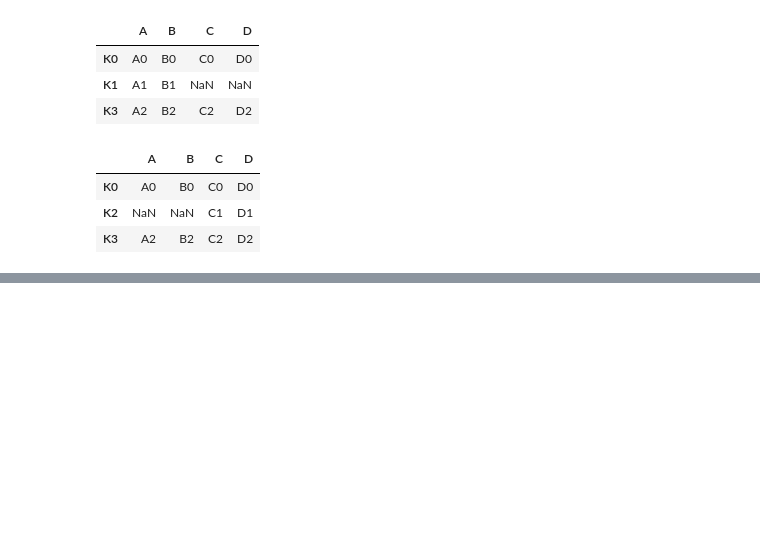
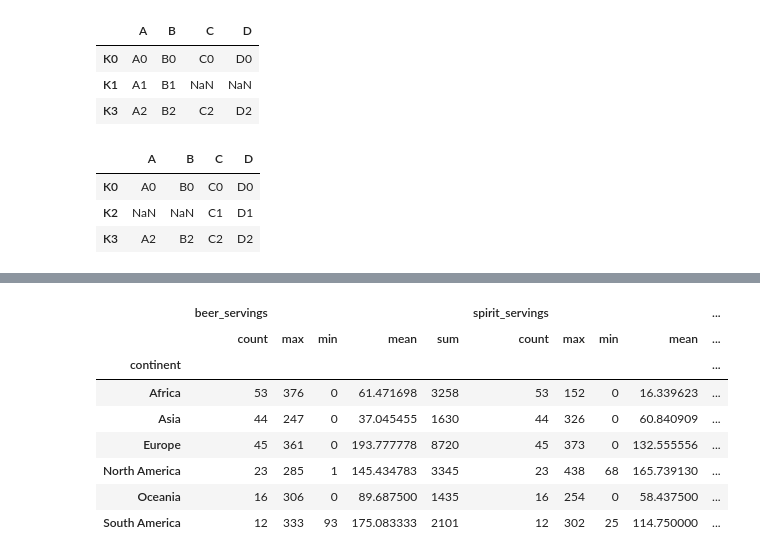
Before and after one commit to mavrick08/AWP, a Jupyter notebook: Pandas .ipynb, the cells around one changed output, grey strips where cells are left out. Saved outputs shown, nothing was run; the diff lists cells and outputs as text; code cells hidden in the pictures; blank space fills up the shorter version.

```diff
--- a/Pandas .ipynb
+++ b/Pandas .ipynb
@@ -1729,0 +2354,12 @@ l1.join(l2,how='right')
+# %%
+drinks.groupby('continent').agg(['count','max','min','mean','sum'])
+# %% [output]
+|  | beer_servings |  |  |  |  | spirit_servings |  |  |  | ... |
+|  | count | max | min | mean | sum | count | max | min | mean | ... |
+| continent |  |  |  |  |  |  |  |  |  | ... |
+| Africa | 53 | 376 | 0 | 61.471698 | 3258 | 53 | 152 | 0 | 16.339623 | ... |
+| Asia | 44 | 247 | 0 | 37.045455 | 1630 | 44 | 326 | 0 | 60.840909 | ... |
+| Europe | 45 | 361 | 0 | 193.777778 | 8720 | 45 | 373 | 0 | 132.555556 | ... |
+| North America | 23 | 285 | 1 | 145.434783 | 3345 | 23 | 438 | 68 | 165.739130 | ... |
+| Oceania | 16 | 306 | 0 | 89.687500 | 1435 | 16 | 254 | 0 | 58.437500 | ... |
+| South America | 12 | 333 | 93 | 175.083333 | 2101 | 12 | 302 | 25 | 114.750000 | ... |
```
Also changed, not shown: parts of 81 cells of this notebook, 4 other files.
